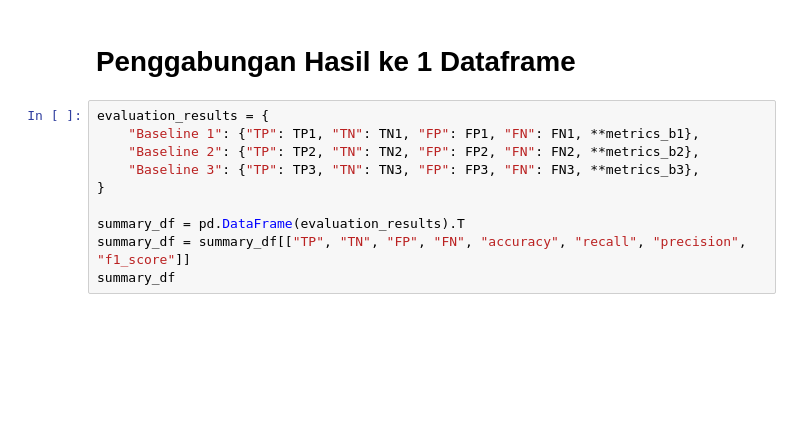
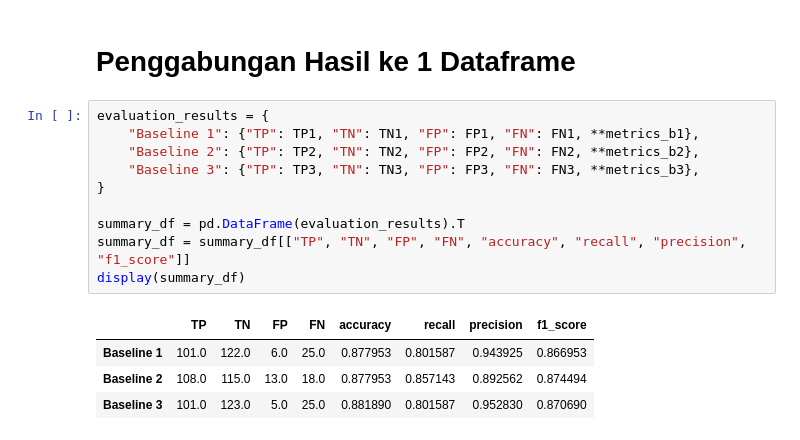
Before and after one commit to EmirAtthariq/Smiles2Vec_LSTM, a Jupyter notebook: smiles2vec_LSTM.ipynb, the cells around one changed output. Saved outputs shown, nothing was run; the diff lists cells and outputs as text; blank space fills up the shorter version.

```diff
--- a/smiles2vec_LSTM.ipynb
+++ b/smiles2vec_LSTM.ipynb
@@ -305,10 +451,15 @@ print(f"F1-Score  : {metrics_b3['f1_score']:.4f}")
 # %%
 evaluation_results = {
     "Baseline 1": {"TP": TP1, "TN": TN1, "FP": FP1, "FN": FN1, **metrics_b1},
     "Baseline 2": {"TP": TP2, "TN": TN2, "FP": FP2, "FN": FN2, **metrics_b2},
     "Baseline 3": {"TP": TP3, "TN": TN3, "FP": FP3, "FN": FN3, **metrics_b3},
 }
 
 summary_df = pd.DataFrame(evaluation_results).T
 summary_df = summary_df[["TP", "TN", "FP", "FN", "accuracy", "recall", "precision", "f1_score"]]
-summary_df
+display(summary_df)
+# %% [output]
+|  | TP | TN | FP | FN | accuracy | recall | precision | f1_score |
+| Baseline 1 | 101.0 | 122.0 | 6.0 | 25.0 | 0.877953 | 0.801587 | 0.943925 | 0.866953 |
+| Baseline 2 | 108.0 | 115.0 | 13.0 | 18.0 | 0.877953 | 0.857143 | 0.892562 | 0.874494 |
+| Baseline 3 | 101.0 | 123.0 | 5.0 | 25.0 | 0.881890 | 0.801587 | 0.952830 | 0.870690 |
```
Also changed, not shown: parts of 15 cells of this notebook.
